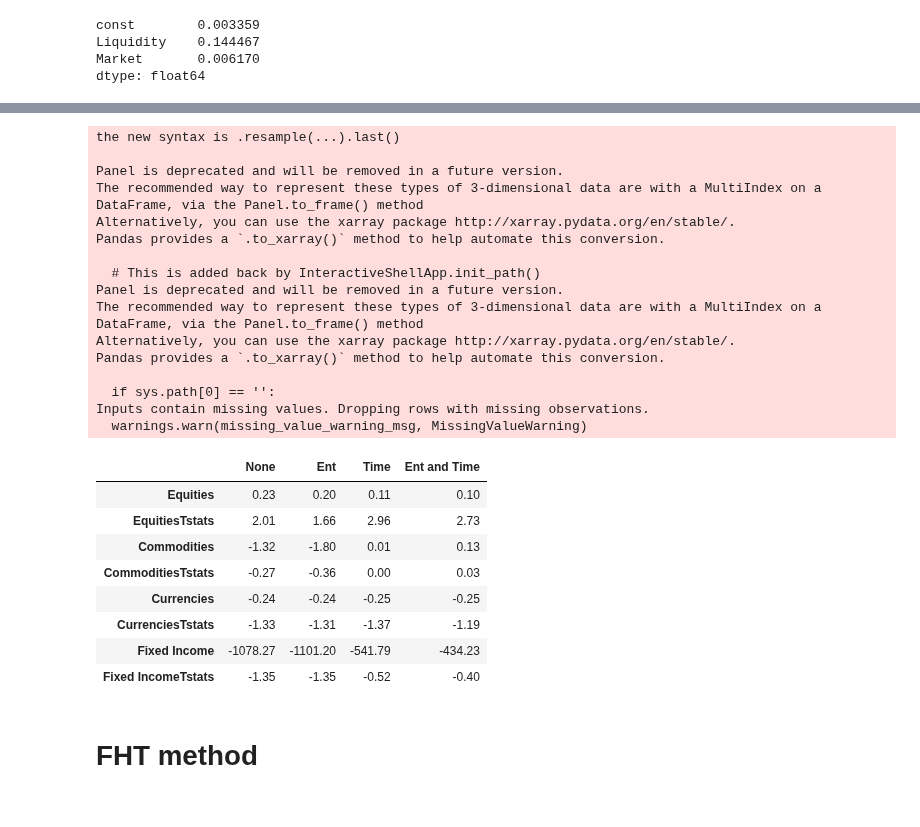
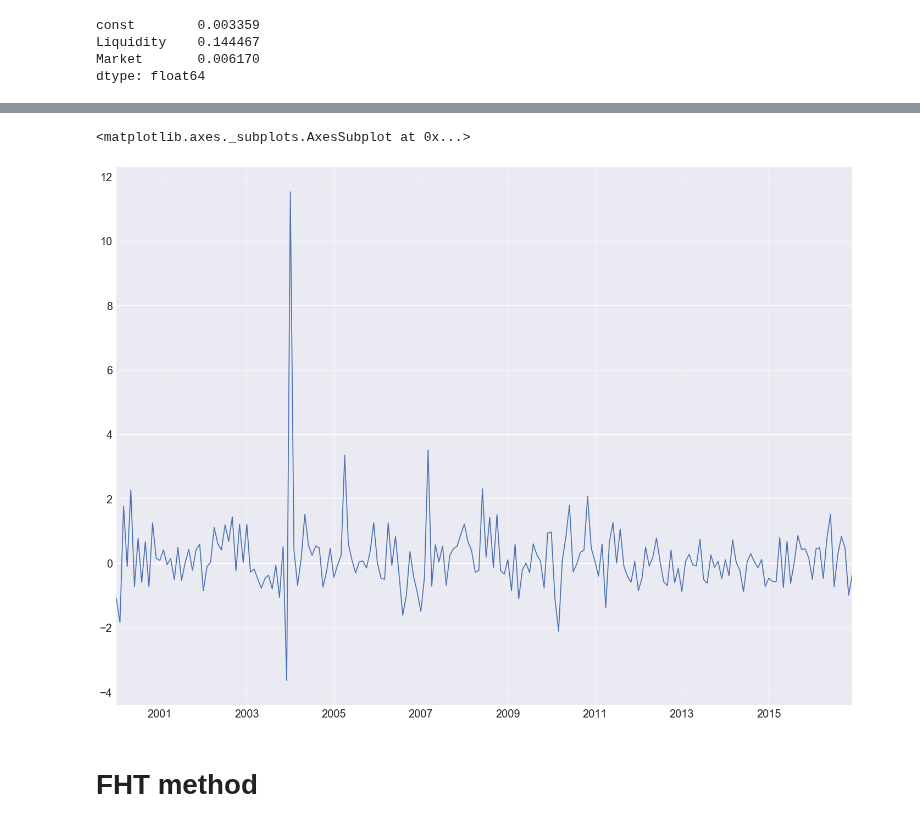
Before and after one commit to mrefermat/FinancePhD, a Jupyter notebook: LiquidityMomentum/Paper 2- Panel Regressions on innovations.ipynb, the cells around one changed output, grey strips where cells are left out. Saved outputs shown, nothing was run; the diff lists cells and outputs as text; code cells hidden in the pictures.

```diff
--- a/LiquidityMomentum/Paper 2- Panel Regressions on innovations.ipynb
+++ b/LiquidityMomentum/Paper 2- Panel Regressions on innovations.ipynb
@@ -211,51 +169,7 @@ for sect in d_map.keys():
-# %%
-results_df=pd.DataFrame()
-for sect in sector_resid.keys():
-    c_matrix=[]
-    tstats=[]
-    for t in [0,1]:
-        for ent in [0,1]:
-            data=pd.DataFrame(sector_resid[sect].stack())
-            px=pd.DataFrame(sector_rtns[sect].resample(rule='m',how='last').pct_change().shift().stack())
-            ind=data.index
-            px=px.loc[ind]
-            res=lm.PanelOLS(px.to_panel()[0],
-                    data.to_panel()[0],
-                    time_effects=t,
-                    entity_effects=ent).fit(cov_type='clustered',cluster_time=True)
-            c_matrix.append(res.params.Exog)
-            tstats.append(res.tstats.Exog)
-    results_df[sect]=pd.Series(c_matrix)/10000.0
-    results_df[sect + 'Tstats']=pd.Series(tstats)
-results_df=results_df.set_index([['None','Ent','Time','Ent and Time']])
-# %% [output]
-the new syntax is .resample(...).last()
-
-Panel is deprecated and will be removed in a future version.
-The recommended way to represent these types of 3-dimensional data are with a MultiIndex on a DataFrame, via the Panel.to_frame() method
-Alternatively, you can use the xarray package http://xarray.pydata.org/en/stable/.
-Pandas provides a `.to_xarray()` method to help automate this conversion.
-
-  # This is added back by InteractiveShellApp.init_path()
-Panel is deprecated and will be removed in a future version.
-The recommended way to represent these types of 3-dimensional data are with a MultiIndex on a DataFrame, via the Panel.to_frame() method
-Alternatively, you can use the xarray package http://xarray.pydata.org/en/stable/.
-Pandas provides a `.to_xarray()` method to help automate this conversion.
-
-  if sys.path[0] == '':
-Inputs contain missing values. Dropping rows with missing observations.
-  warnings.warn(missing_value_warning_msg, MissingValueWarning)
-# %%
-results_df.T.round(2)
-# %% [output]
-|  | None | Ent | Time | Ent and Time |
-| Equities | 0.23 | 0.20 | 0.11 | 0.10 |
-| EquitiesTstats | 2.01 | 1.66 | 2.96 | 2.73 |
-| Commodities | -1.32 | -1.80 | 0.01 | 0.13 |
-| CommoditiesTstats | -0.27 | -0.36 | 0.00 | 0.03 |
-| Currencies | -0.24 | -0.24 | -0.25 | -0.25 |
-| CurrenciesTstats | -1.33 | -1.31 | -1.37 | -1.19 |
-| Fixed Income | -1078.27 | -1101.20 | -541.79 | -434.23 |
-| Fixed IncomeTstats | -1.35 | -1.35 | -0.52 | -0.40 |
+# %%
+lambdas.T.Liquidity.plot()
+# %% [output]
+<matplotlib.axes._subplots.AxesSubplot at 0x...>
+[figure, added]
 # %% [markdown]
 # FHT method
```
Also changed, not shown: parts of 24 cells of this notebook, 4 other files.
